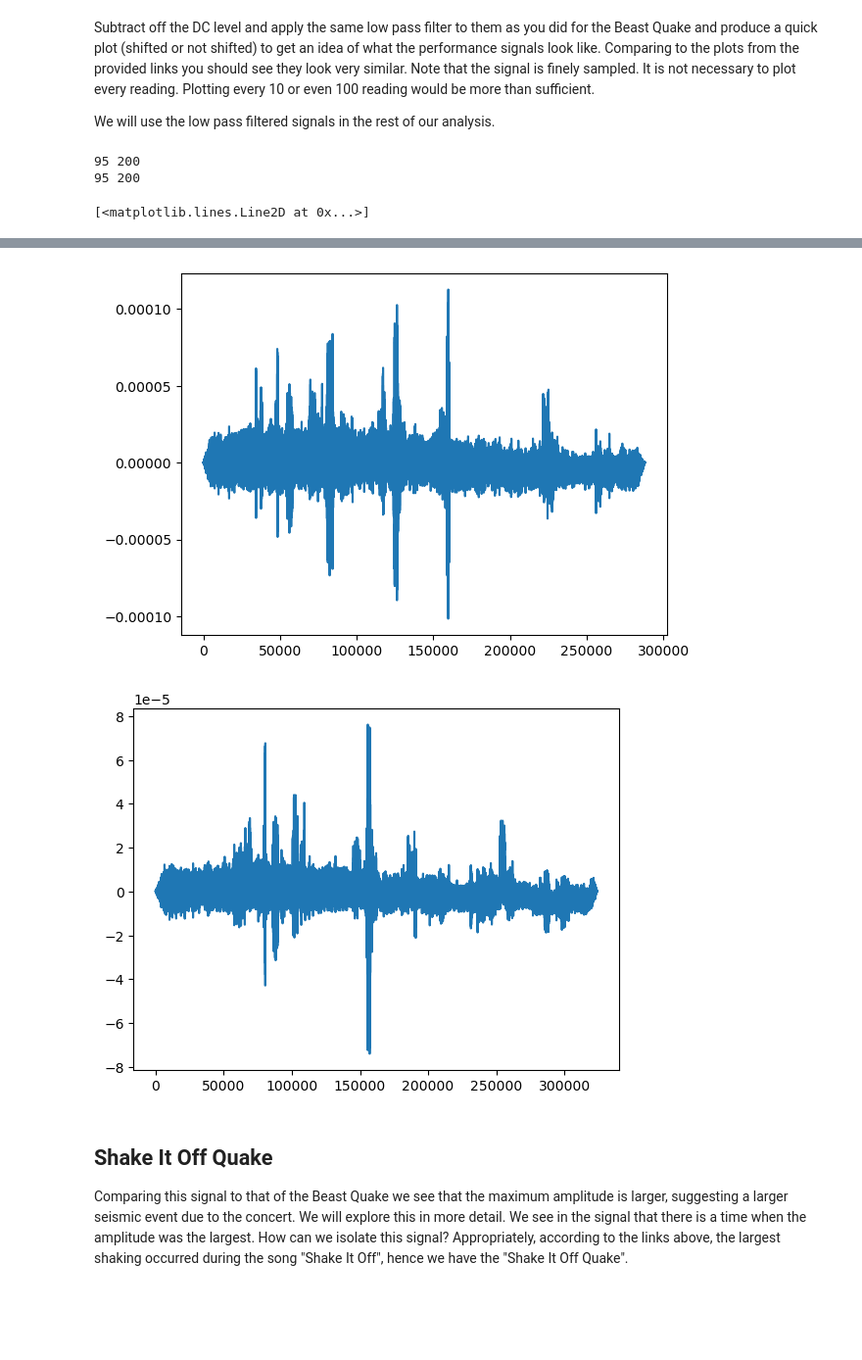
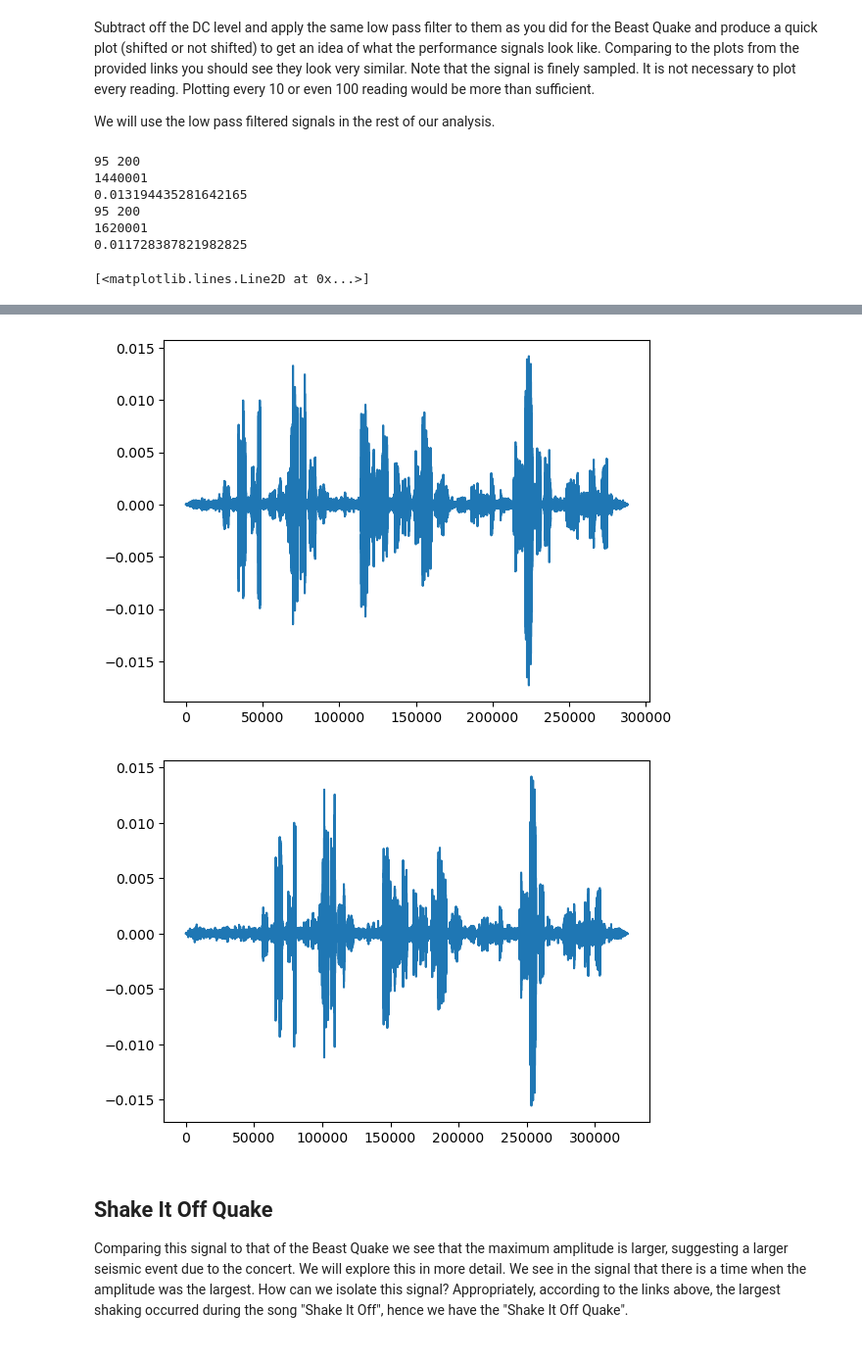
Before and after one commit to SerenaLynas/p250-spring-2026, a Jupyter notebook: labs/Lab10.ipynb, the cells around one changed output, grey strips where cells are left out. Shown at 98% size. Drawn from its saved outputs; the diff is of its cells as text; code cells hidden in the pictures; blank space fills up the shorter version.

```diff
--- a/labs/Lab10.ipynb
+++ b/labs/Lab10.ipynb
@@ -182,8 +182,10 @@ def filter_signal(data, cutoff, fs):
     raw -= np.average(raw)
     filtered_fft = np.fft.rfft(raw)
     freq = np.fft.rfftfreq(len(raw), 1/fs)
-    filtered_fft[int(cutoff * fs):] = 0
+    filtered_fft[int(cutoff / (fs / 2) * len(filtered_fft)):] = 0
     print(cutoff, fs)
+    print(len(filtered_fft))
+    print((cutoff * fs) / len(filtered_fft))
     filtered = np.fft.irfft(filtered_fft, len(raw))
     return raw, filtered, freq, filtered_fft
 
@@ -200,5 +202,9 @@ plt.figure()
 plt.plot(sq2[::10])
 # %% [output]
 95 200
+1440001
+0.013194435281642165
 95 200
+1620001
+0.011728387821982825
 [<matplotlib.lines.Line2D at 0x...>]
@@ -206,5 +212,5 @@ plt.plot(sq2[::10])
-[figure, old version]
+[figure, new version]
-[figure, old version]
+[figure, new version]
 # %% [markdown]
 ## Shake It Off Quake
 
```
Also changed, not shown: parts of 6 cells of this notebook.
